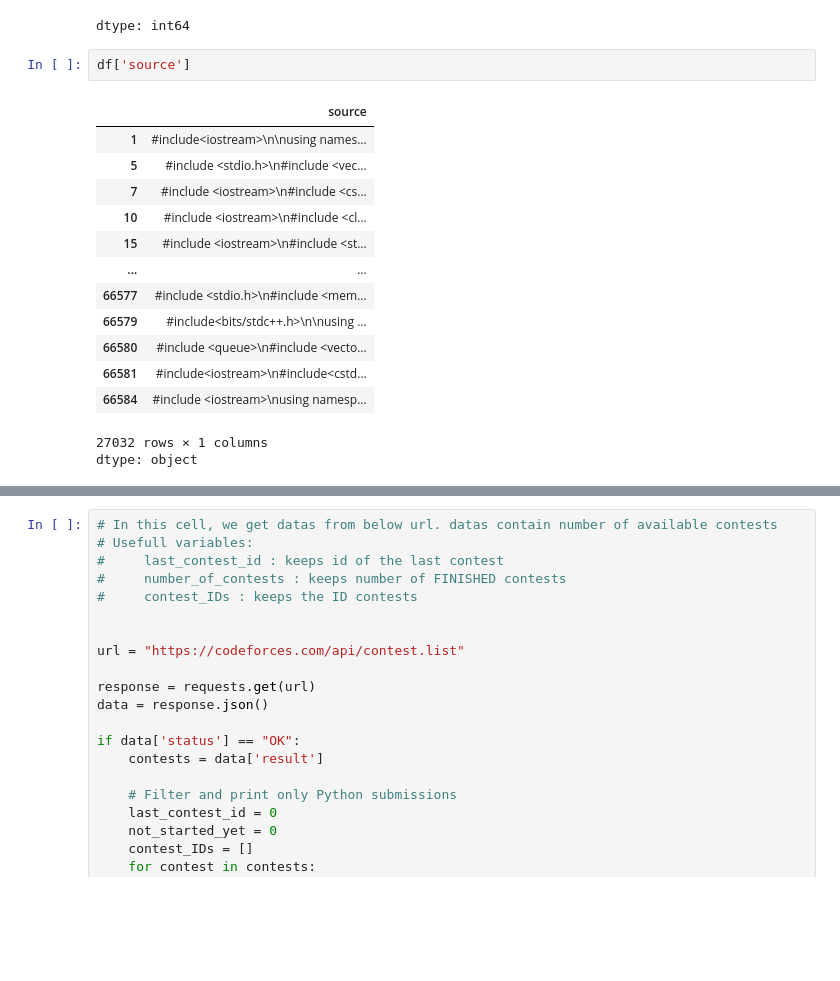
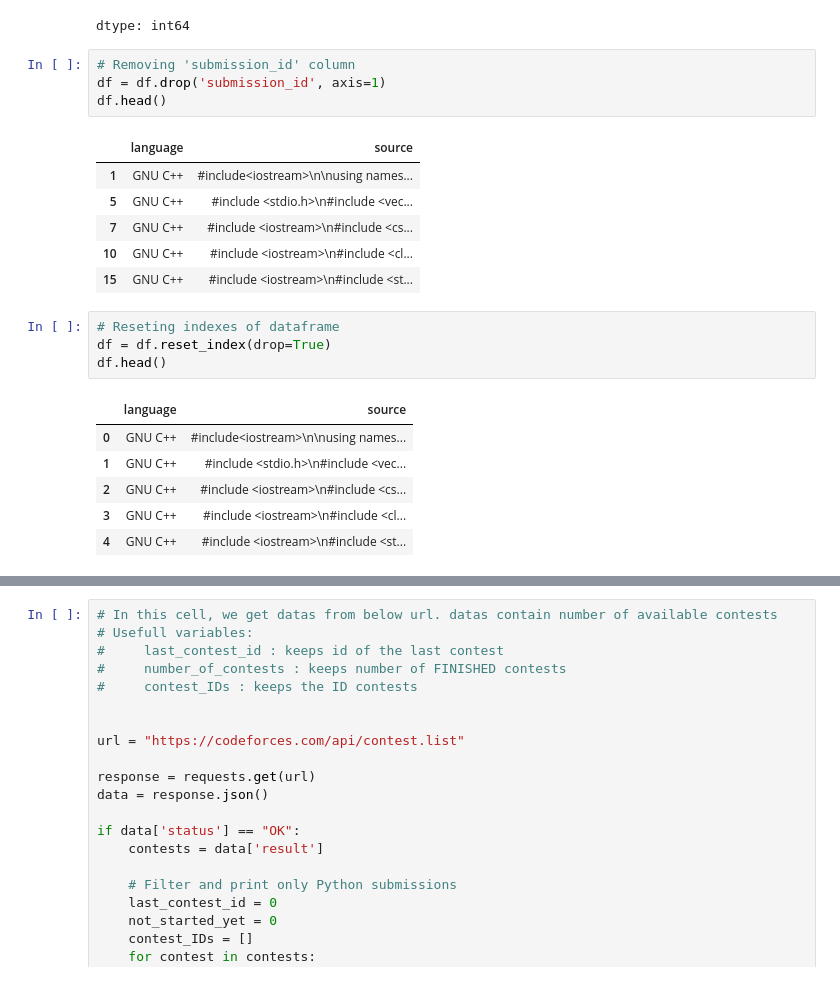
Before and after one commit to navidadkhah/Advanced-Bug-Detection-and-Fixing-Using-Fine-Tuned-LLM, a Jupyter notebook: Dataset/Create_dataset.ipynb, the cells around one changed output, grey strips where cells are left out. Saved outputs shown, nothing was run; the diff lists cells and outputs as text; blank space fills up the shorter version.

```diff
--- a/Dataset/Create_dataset.ipynb
+++ b/Dataset/Create_dataset.ipynb
@@ -107,23 +107,28 @@ df['language'].value_counts()
 | language |  |
 | GNU C++ | 27032 |
 dtype: int64
-# %%
-df['source']
-# %% [output]
-|  | source |
-| 1 | #include<iostream>\n\nusing names... |
-| 5 | #include <stdio.h>\n#include <vec... |
-| 7 | #include <iostream>\n#include <cs... |
-| 10 | #include <iostream>\n#include <cl... |
-| 15 | #include <iostream>\n#include <st... |
-| ... | ... |
-| 66577 | #include <stdio.h>\n#include <mem... |
-| 66579 | #include<bits/stdc++.h>\n\nusing ... |
-| 66580 | #include <queue>\n#include <vecto... |
-| 66581 | #include<iostream>\n#include<cstd... |
-| 66584 | #include <iostream>\nusing namesp... |
-27032 rows × 1 columns
-dtype: object
+# %%
+# Removing 'submission_id' column
+df = df.drop('submission_id', axis=1)
+df.head()
+# %% [output]
+|  | language | source |
+| 1 | GNU C++ | #include<iostream>\n\nusing names... |
+| 5 | GNU C++ | #include <stdio.h>\n#include <vec... |
+| 7 | GNU C++ | #include <iostream>\n#include <cs... |
+| 10 | GNU C++ | #include <iostream>\n#include <cl... |
+| 15 | GNU C++ | #include <iostream>\n#include <st... |
+# %%
+# Reseting indexes of dataframe
+df = df.reset_index(drop=True)
+df.head()
+# %% [output]
+|  | language | source |
+| 0 | GNU C++ | #include<iostream>\n\nusing names... |
+| 1 | GNU C++ | #include <stdio.h>\n#include <vec... |
+| 2 | GNU C++ | #include <iostream>\n#include <cs... |
+| 3 | GNU C++ | #include <iostream>\n#include <cl... |
+| 4 | GNU C++ | #include <iostream>\n#include <st... |
 # %%
 df['source'][0].split('\n')
 # %% [output]
```
Also changed, not shown: parts of 1 cell of this notebook.
